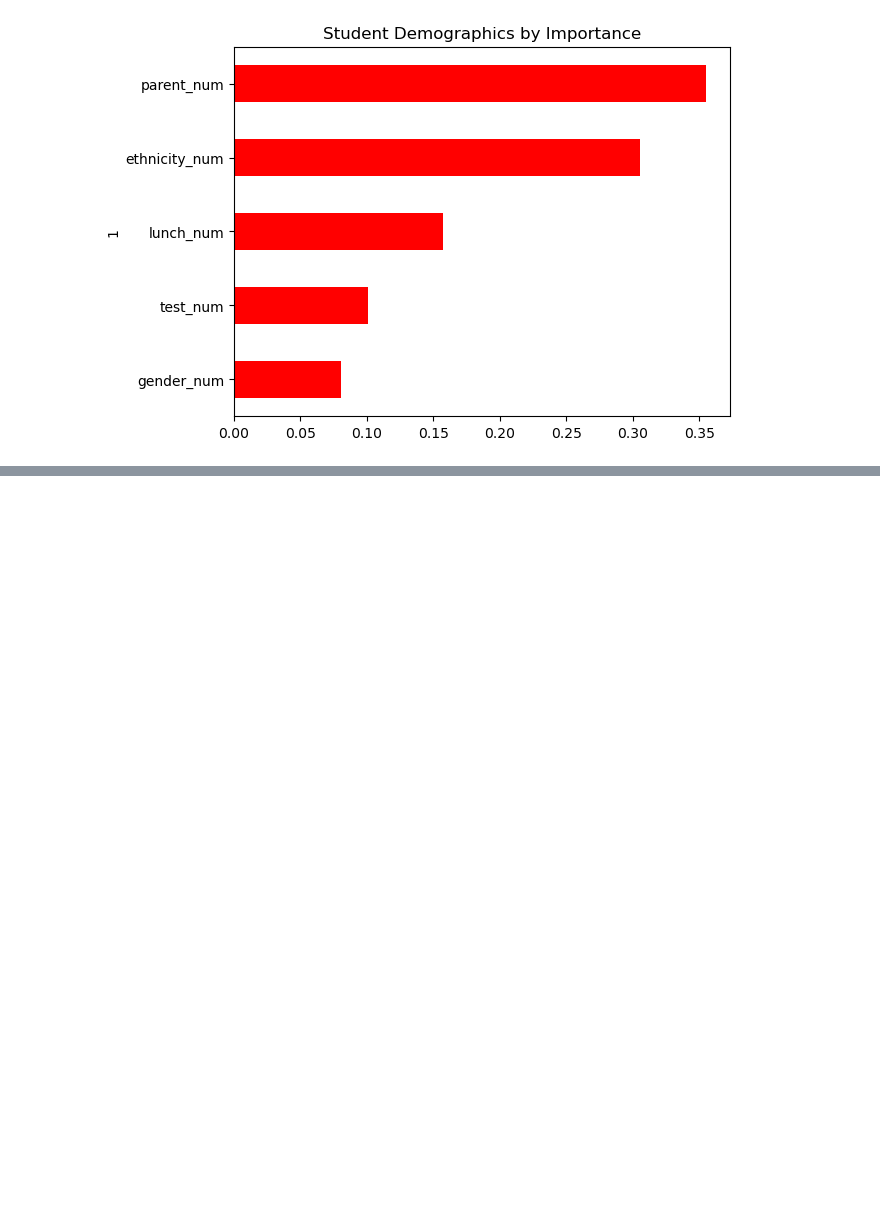
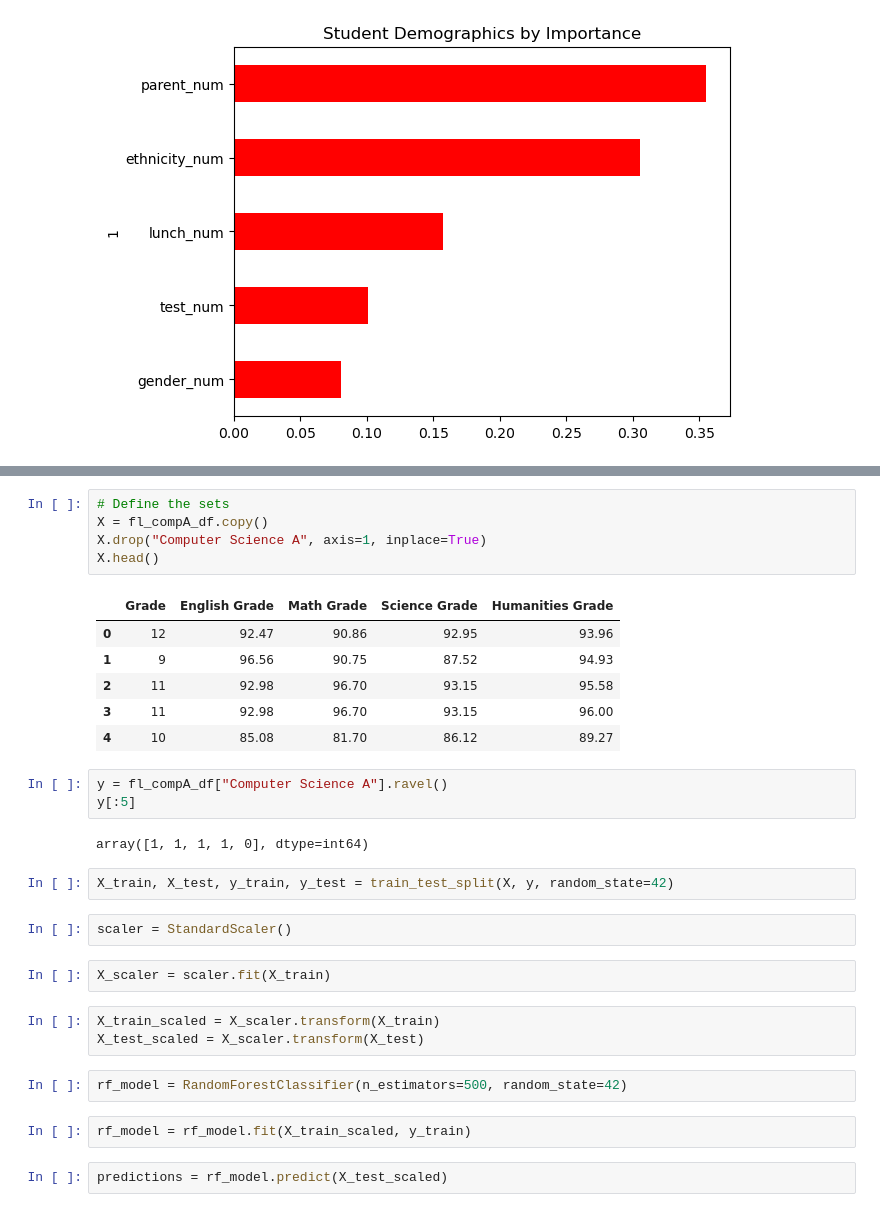
Before and after one commit to gamountainmama/data_dames, a Jupyter notebook: features_ranking.ipynb, the cells around one changed output, grey strips where cells are left out. Saved outputs shown, nothing was run; the diff lists cells and outputs as text; blank space fills up the shorter version.

```diff
--- a/features_ranking.ipynb
+++ b/features_ranking.ipynb
@@ -361,0 +383,32 @@ importances_sorted.plot(kind='barh', color='red', title= 'Student Demographics b
+# %%
+# Define the sets
+X = fl_compA_df.copy()
+X.drop("Computer Science A", axis=1, inplace=True)
+X.head()
+# %% [output]
+|  | Grade | English Grade | Math Grade | Science Grade | Humanities Grade |
+| 0 | 12 | 92.47 | 90.86 | 92.95 | 93.96 |
+| 1 | 9 | 96.56 | 90.75 | 87.52 | 94.93 |
+| 2 | 11 | 92.98 | 96.70 | 93.15 | 95.58 |
+| 3 | 11 | 92.98 | 96.70 | 93.15 | 96.00 |
+| 4 | 10 | 85.08 | 81.70 | 86.12 | 89.27 |
+# %%
+y = fl_compA_df["Computer Science A"].ravel()
+y[:5]
+# %% [output]
+array([1, 1, 1, 1, 0], dtype=int64)
+# %%
+X_train, X_test, y_train, y_test = train_test_split(X, y, random_state=42)
+# %%
+scaler = StandardScaler()
+# %%
+X_scaler = scaler.fit(X_train)
+# %%
+X_train_scaled = X_scaler.transform(X_train)
+X_test_scaled = X_scaler.transform(X_test)
+# %%
+rf_model = RandomForestClassifier(n_estimators=500, random_state=42)
+# %%
+rf_model = rf_model.fit(X_train_scaled, y_train)
+# %%
+predictions = rf_model.predict(X_test_scaled)
```
Also changed, not shown: parts of 7 cells of this notebook.
